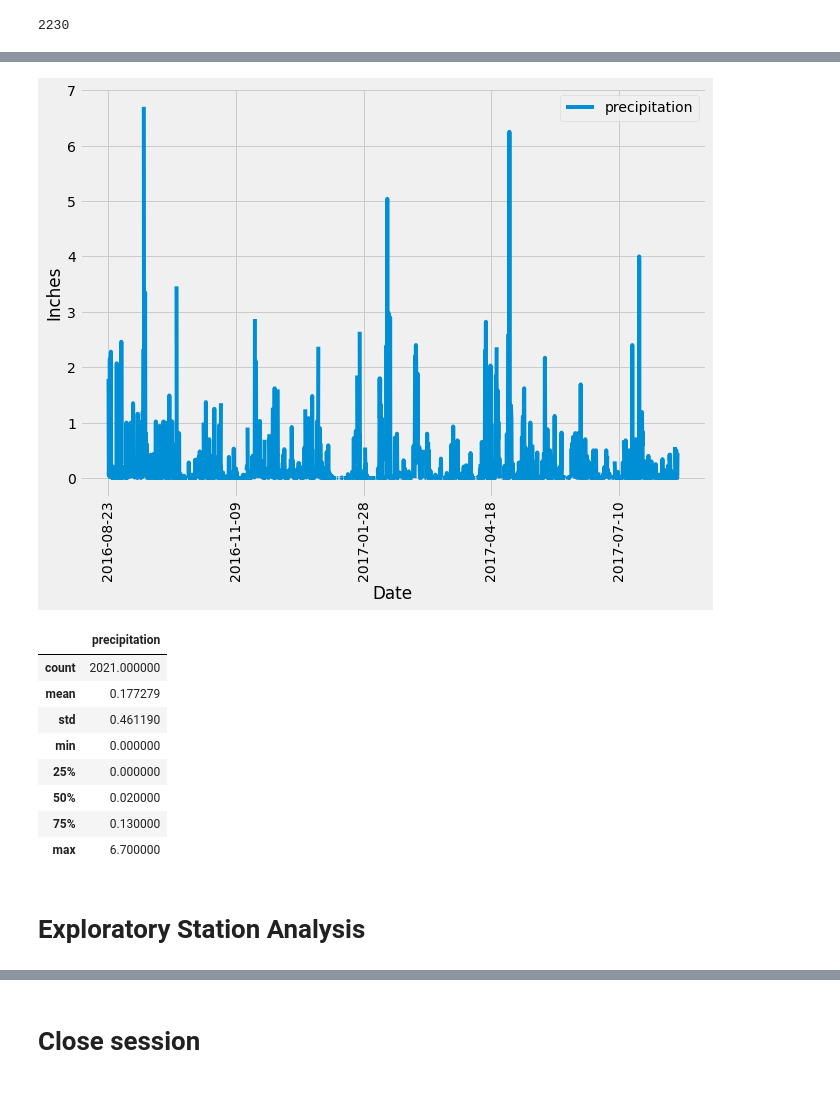
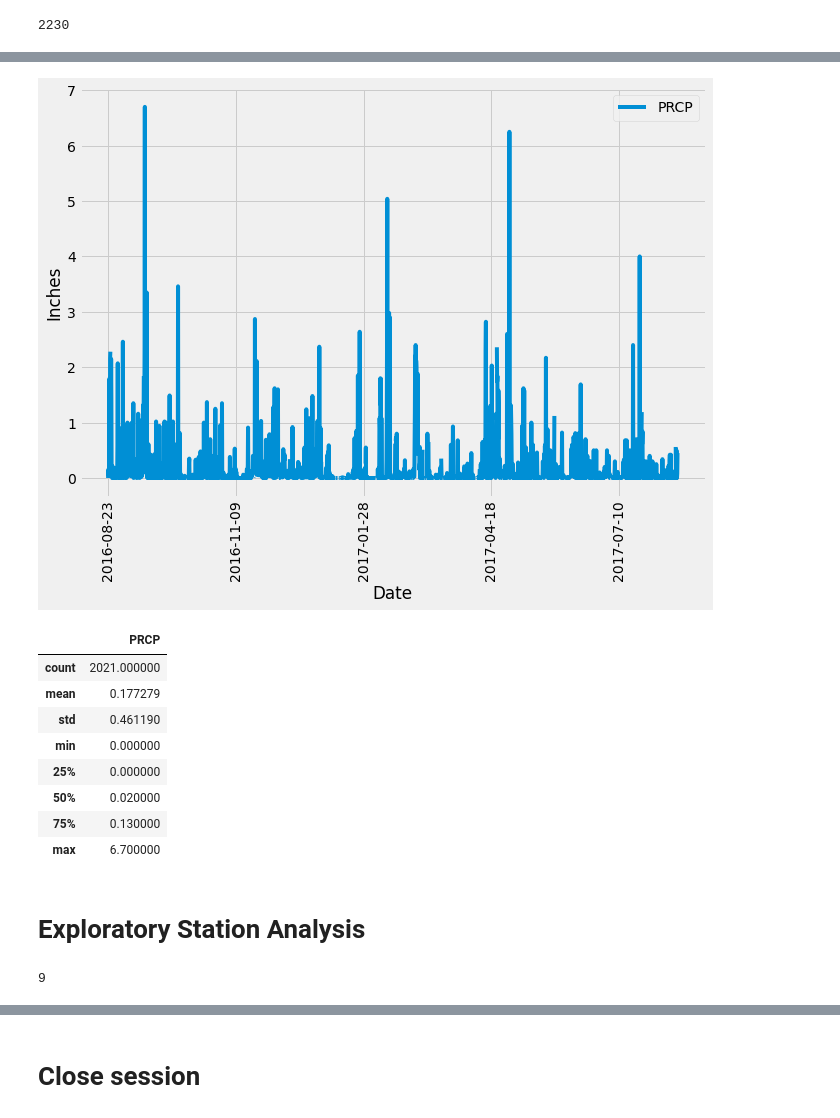
Before and after one commit to mbruns13/sqlalchemy-challenge, a Jupyter notebook: climate_starter.ipynb, the cells around one changed output, grey strips where cells are left out. Cells and saved outputs as stored; diff of their text form; code cells hidden in the pictures.

```diff
--- a/climate_starter.ipynb
+++ b/climate_starter.ipynb
@@ -65,19 +65,16 @@ print(recent_date.date)
 # Design a query to retrieve the last 12 months of precipitation data and plot the results.
 # Starting from the most recent data point in the database.
 
-    # most recent date is 2017-08-23
-
 # Calculate the date one year from the last date in data set.
 
-    # one year from that date would be 2016-08-23
-
 # Perform a query to retrieve the date and precipitation scores
-
-#NEED TO FIX!!
-#Using this date, retrieve the previous 12 months of precipitation data by querying the 12 previous months of data.
+#Using this date (2017-08-23), retrieve the previous 12 months of precipitation data by querying the 12 previous months of data.
 #Note: Do not pass in the date as a variable to your query.
 
-last_year_data = session.query(Measurement).filter(Measurement.date >= '2016-08-23')
-for date in last_year_data:
-    print(f"{date.date}, {date.prcp}")
+query_date = dt.date(2017, 8, 23) - dt.timedelta(days=365)
+last_year_data = session.query(Measurement).filter(Measurement.date >= query_date).order_by(Measurement.date)
+# for date in last_year_data:
+#     print(f"{date.date}, {date.prcp}")
+measurements_results = [{"Date": result.date, "PRCP": result.prcp} for result in last_year_data]
+measurements_results
 # %% [output]
@@ -106,6 +103,7 @@ print(last_year_data_count)
 2230
 # %%
 # Save the query results as a Pandas DataFrame and set the index to the date column
-precip_df = pd.read_sql("SELECT Measurement.date, Measurement.prcp FROM Measurement WHERE Measurement.date >= '2016-08-23'", conn)
+#precip_df = pd.read_sql("SELECT Measurement.date, Measurement.prcp FROM Measurement WHERE Measurement.date >= '2016-08-23'", conn)
+precip_df = pd.DataFrame(measurements_results)
 precip_df
 # %% [output]
@@ -123,8 +121,2 @@ precip_df
 | 2229 | 2017-08-23 | 0.45 |
 2230 rows × 2 columns
-# %%
-# Sort the dataframe by date
-#precip_df = precip_df.sort_values('date').set_index("date")
-precip_df = precip_df.sort_values('date').reset_index(drop=True)
-precip_df = precip_df.rename(columns={'prcp': "precipitation"})
-precip_df
@@ -145,17 +123,19 @@ precip_df
 # %%
 # Use Pandas Plotting with Matplotlib to plot the data
-precip_df.plot(x='date', y='precipitation', xlabel='Date', ylabel='Inches', rot=90, figsize=(10,7))
+precip_df.plot(x="Date", y="PRCP", xlabel='Date', ylabel='Inches', rot=90, figsize=(10,7))
 plt.legend(loc='upper right')
+#plt.tight_layout()
+plt.xticks()
 plt.show()
 #NEED TO FIX
 #x-axis ticks are not complete; need title
 # %% [output]
-[figure, old version]
+[figure, new version]
 # %%
 # Use Pandas to calcualte the summary statistics for the precipitation data
 precip_df.describe()
 # %% [output]
-|  | precipitation |
+|  | PRCP |
 | count | 2021.000000 |
 | mean | 0.177279 |
 | std | 0.461190 |
@@ -168,6 +148,9 @@ precip_df.describe()
 # Exploratory Station Analysis
 # %%
 # Design a query to calculate the total number stations in the dataset
+session.query(Station).count()
+# %% [output]
+9
 # %%
 # Design a query to find the most active stations (i.e. what stations have the most rows?)
 # List the stations and the counts in descending order.
```
Also changed, not shown: parts of 12 cells of this notebook.
